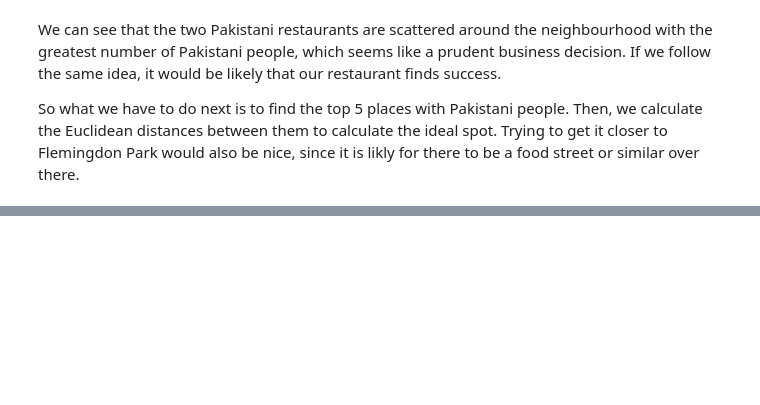
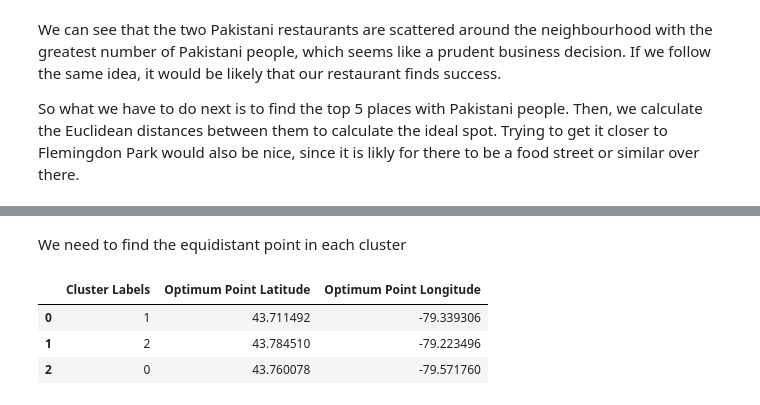
Before and after one commit to Bruno-42/Coursera_Capstone, a Jupyter notebook: Actual_final_project.ipynb, the cells around one changed output, grey strips where cells are left out. Saved outputs shown, nothing was run; the diff lists cells and outputs as text; code cells hidden in the pictures; blank space fills up the shorter version.

```diff
--- a/Actual_final_project.ipynb
+++ b/Actual_final_project.ipynb
@@ -674,7 +526,7 @@ folium.Marker(
     popup=label,
     parse_html=False).add_to(pak_res_map)
 
-label = 'THIS IS THE PLACE'
+label = 'Optimum Spot'
 label = folium.Popup(label, parse_html=True)
 folium.Marker(
     [resul[0], resul[1]],
@@ -786,15 +559,0 @@ We need to find the equidistant point in each cluster
-# %%
-map_clusters
-
-for lat, lon, poi, cluster in zip(scarborough_merge['Neighbourhood_Latitude'],
-                                  scarborough_merge['Neighbourhood_Longitude'], scarborough_merge['Neighbourhood'],
-                                  scarborough_merge['Cluster Labels']):
-    label = folium.Popup(str(poi) + ' Cluster ' + str(cluster), parse_html=True)
-    folium.CircleMarker(
-        [lat, lon],
-        radius=5,
-        popup=label,
-        color=rainbow[cluster-1],
-        fill=True,
-        fill_color=rainbow[cluster-1],
-        fill_opacity=0.7).add_to(map_clusters)
@@ -800,0 +618,22 @@ for lat, lon, poi, cluster in zip(scarborough_merge['Neighbourhood_Latitude'],
+# %% [markdown]
+We need to find the equidistant point in each cluster
+# %%
+optpoints = []
+
+for point in top_5_copy['Cluster Labels'].unique():
+    subset = top_5_copy.loc[top_5_copy['Cluster Labels'] == point]
+    meanx = np.mean(subset['Latitude'])
+    meany = np.mean(subset['Longitude'])
+
+    optpoint = {'Cluster Labels': point, 'Optimum Point Latitude': meanx, 'Optimum Point Longitude': meany}
+
+    optpoints.append(optpoint)
+
+optpoints = pd.DataFrame(optpoints)
+# %%
+optpoints
+# %% [output]
+|  | Cluster Labels | Optimum Point Latitude | Optimum Point Longitude |
+| 0 | 1 | 43.711492 | -79.339306 |
+| 1 | 2 | 43.784510 | -79.223496 |
+| 2 | 0 | 43.760078 | -79.571760 |
```
Also changed, not shown: parts of 49 cells of this notebook.
